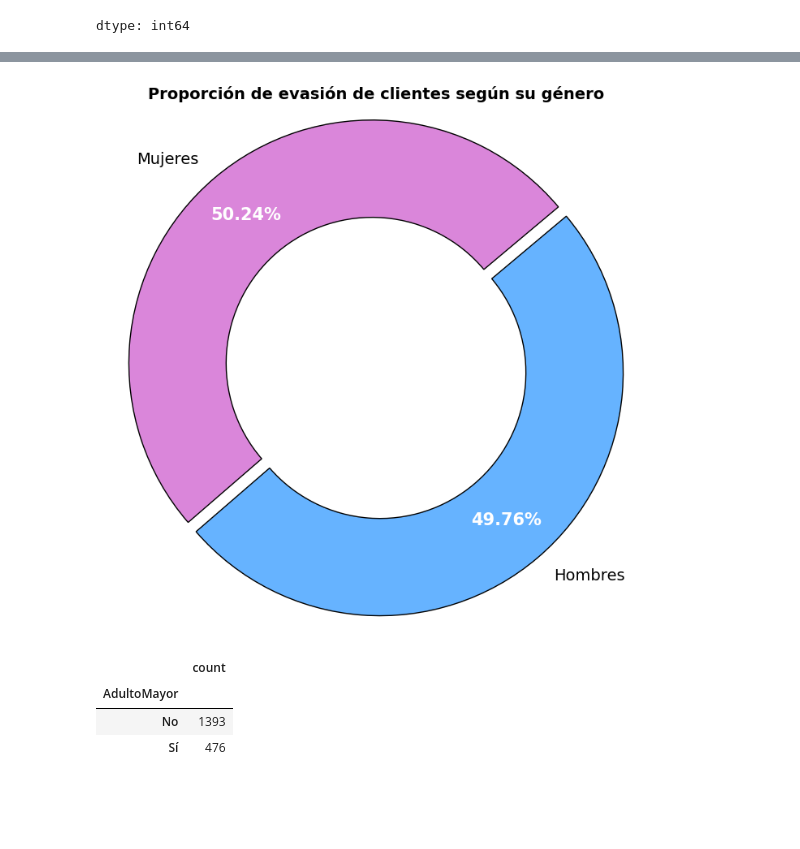
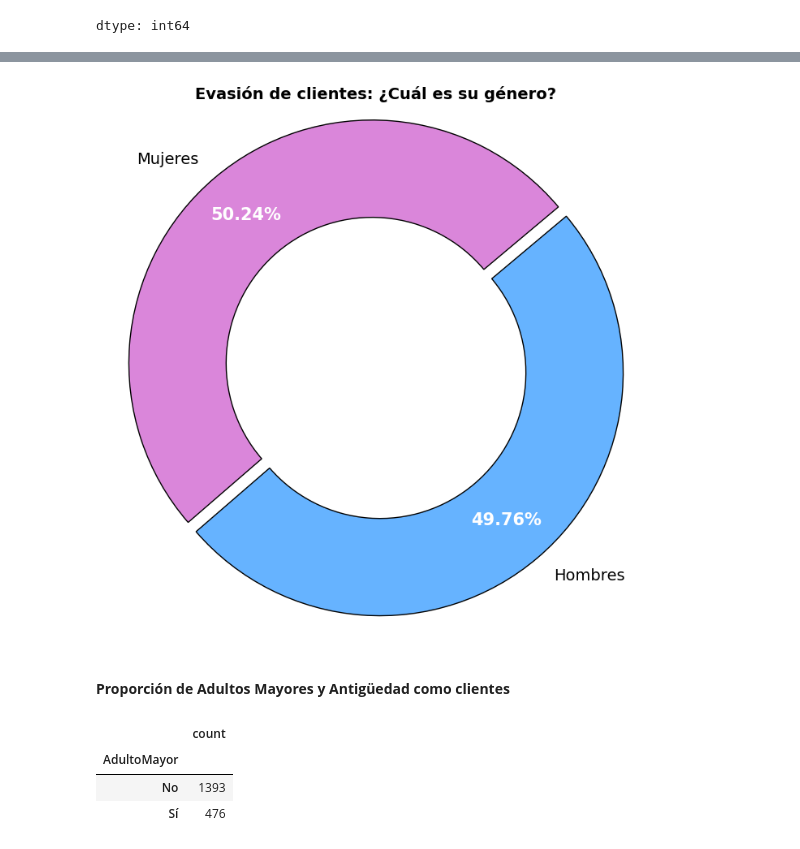
Before and after one commit to DanielRaiicHu/TelecomX, a Jupyter notebook: TelecomX.ipynb, the cells around one changed output, grey strips where cells are left out. Drawn from its saved outputs; the diff is of its cells as text; code cells hidden in the pictures; blank space fills up the shorter version.

```diff
--- a/TelecomX.ipynb
+++ b/TelecomX.ipynb
@@ -697,35 +747,37 @@ etiquetas = ['Mujeres','Hombres']
 # Crear figura y ejes
 fig, ax = plt.subplots(figsize=(7, 7))
 
 # Crear el gráfico de torta
 # Guardamos los textos generados para poder modificarlos
 wedges, texts, autotexts = ax.pie(
     evasion_genero,
     labels=etiquetas,
     autopct='%1.2f%%',
     startangle=40,
     colors=[color_femenino, color_masculino],
     explode=(0.05, 0),
     textprops= {'fontsize': 14, 'color':'black'},
     wedgeprops={'width': 0.4,'edgecolor': 'black', 'linewidth': 1},
     pctdistance=0.8
 )
 
 # Personalizar solo los porcentajes (textos internos)
 for autotext in autotexts:
     autotext.set_color('white')     # Color del texto dentro del gráfico
     autotext.set_fontsize(15)       # Tamaño de los porcentajes
     autotext.set_fontweight('bold') # Colocar en negrita
 
 # Ajustes de presentación
-ax.set_title('Proporción de evasión de clientes según su género', fontsize=14, fontweight='bold', loc='center')
+ax.set_title('Evasión de clientes: ¿Cuál es su género?', fontsize=14, fontweight='bold', loc='center')
 ax.axis('equal')  # Asegura que el gráfico sea perfectamente circular
 
 # Mostrar
 plt.tight_layout()
 plt.show()
 # %% [output]
-[figure, old version]
+[figure, new version]
+# %% [markdown]
+#### **Proporción de Adultos Mayores y Antigüedad como clientes**
 # %%
 # Cantidad de clientes que son o no adultos mayores
 df_evasion['AdultoMayor'].value_counts()
```
Also changed, not shown: parts of 42 cells of this notebook.
